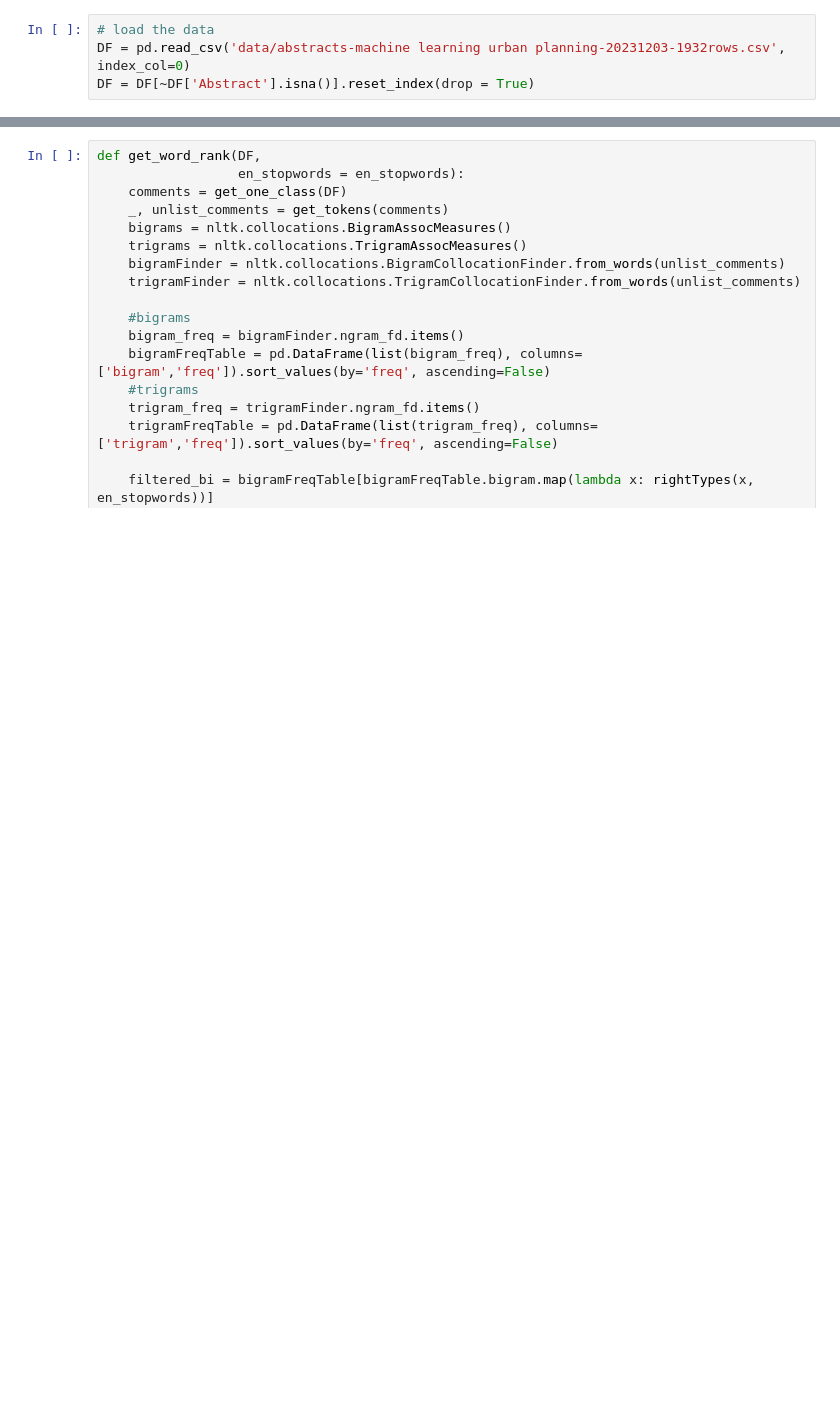
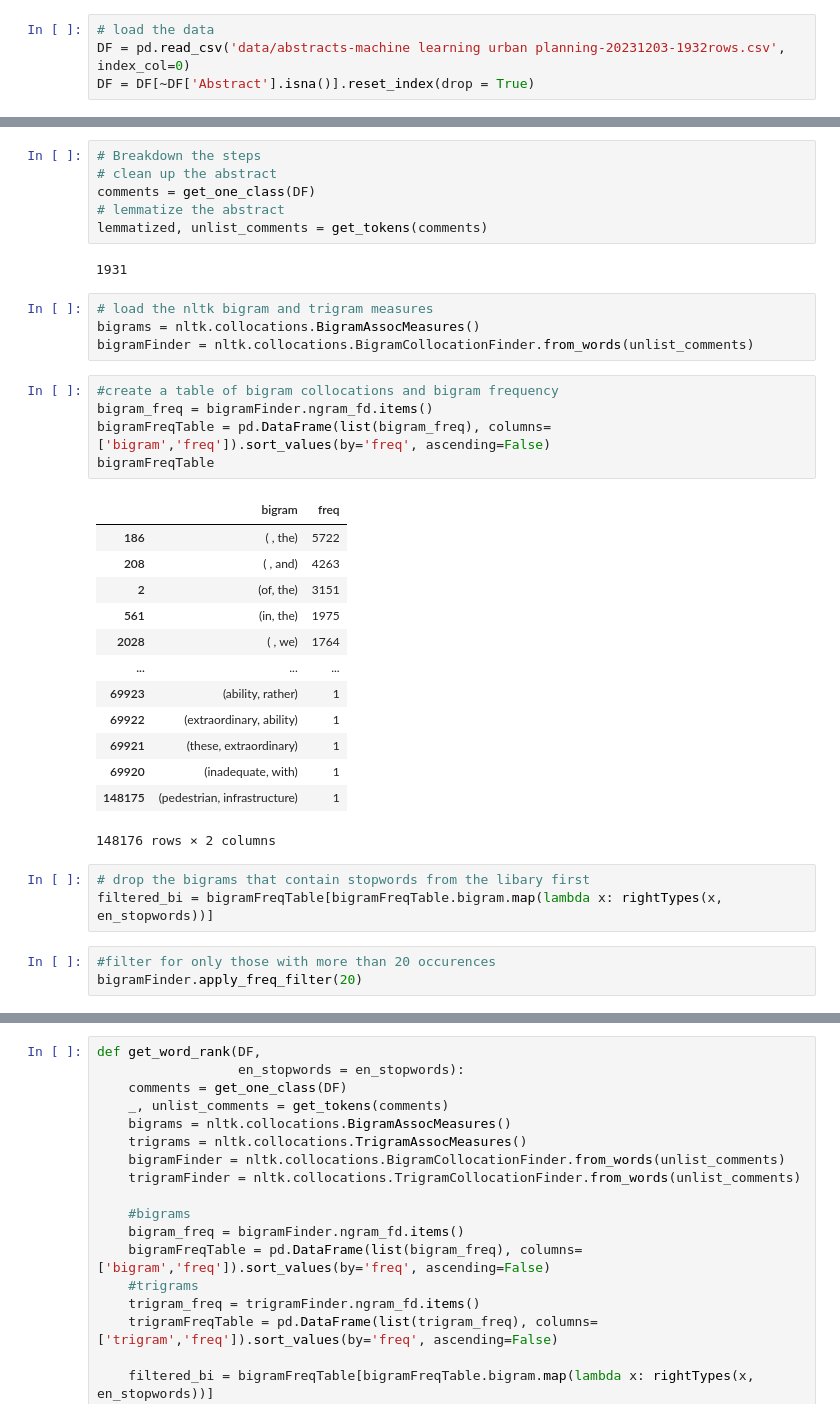
Before and after one commit to brookefzy/pitaya, a Jupyter notebook: BabyAI-NLP/02_word_frequency.ipynb, the cells around one changed output, grey strips where cells are left out. Drawn from its saved outputs; the diff is of its cells as text; blank space fills up the shorter version.

```diff
--- a/BabyAI-NLP/02_word_frequency.ipynb
+++ b/BabyAI-NLP/02_word_frequency.ipynb
@@ -141,3 +142,40 @@ PMI metric depends on occurrences of words (or events in a more general sense) b
 </p>
 While w1 and w2 represent the two words that we see the PMI score of, P(w1) and P(w2) represent their frequencies throughout the corpus, and P(w1, w2) represents the frequency of their co-occurrence.
 Then we multiply the PMI and frequency for each bigram to compute a normalized density score.
+# %%
+# Breakdown the steps
+# clean up the abstract
+comments = get_one_class(DF)
+# lemmatize the abstract
+lemmatized, unlist_comments = get_tokens(comments)
+# %% [output]
+1931
+# %%
+# load the nltk bigram and trigram measures
+bigrams = nltk.collocations.BigramAssocMeasures()
+bigramFinder = nltk.collocations.BigramCollocationFinder.from_words(unlist_comments)
+# %%
+#create a table of bigram collocations and bigram frequency
+bigram_freq = bigramFinder.ngram_fd.items()
+bigramFreqTable = pd.DataFrame(list(bigram_freq), columns=['bigram','freq']).sort_values(by='freq', ascending=False)
+bigramFreqTable
+# %% [output]
+|  | bigram | freq |
+| 186 | ( , the) | 5722 |
+| 208 | ( , and) | 4263 |
+| 2 | (of, the) | 3151 |
+| 561 | (in, the) | 1975 |
+| 2028 | ( , we) | 1764 |
+| ... | ... | ... |
+| 69923 | (ability, rather) | 1 |
+| 69922 | (extraordinary, ability) | 1 |
+| 69921 | (these, extraordinary) | 1 |
+| 69920 | (inadequate, with) | 1 |
+| 148175 | (pedestrian, infrastructure) | 1 |
+148176 rows × 2 columns
+# %%
+# drop the bigrams that contain stopwords from the libary first
+filtered_bi = bigramFreqTable[bigramFreqTable.bigram.map(lambda x: rightTypes(x, en_stopwords))]
+# %%
+#filter for only those with more than 20 occurences
+bigramFinder.apply_freq_filter(20)
```
Also changed, not shown: parts of 10 cells of this notebook, 1 other file.
